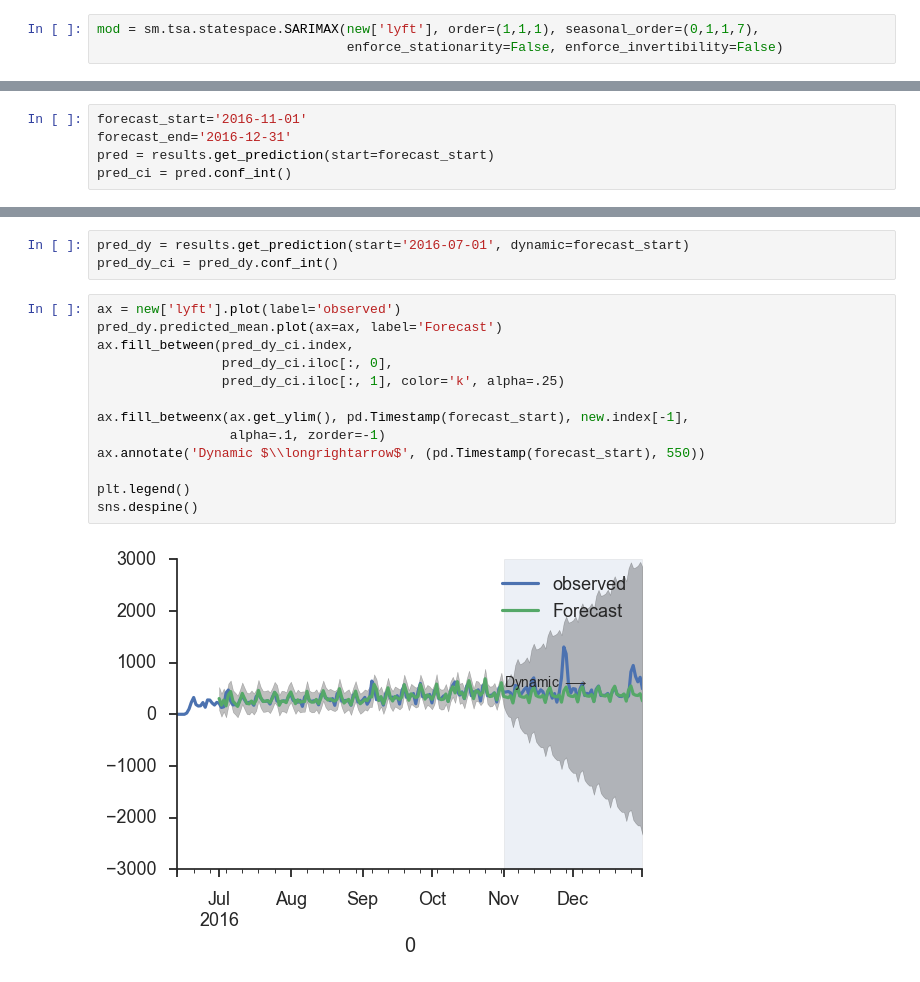
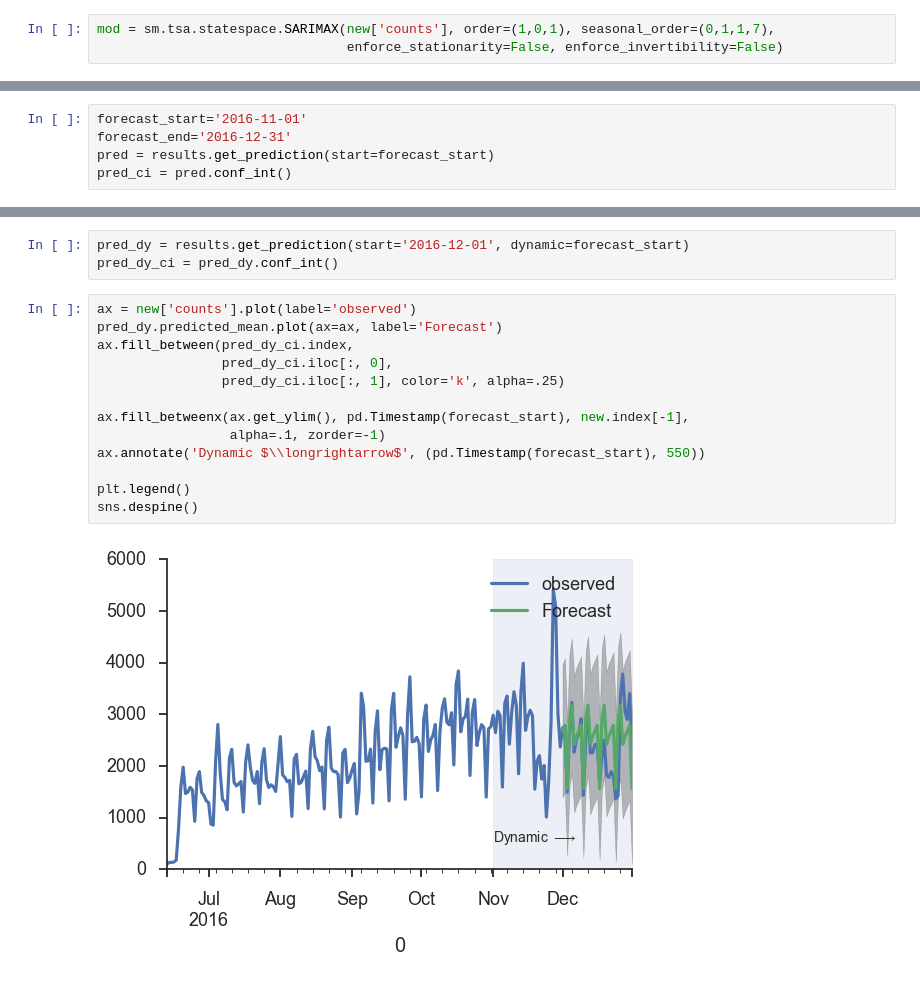
Before and after one commit to jessepisel/random_projects, a Jupyter notebook: PHX timeseries.ipynb, the cells around one changed output, grey strips where cells are left out. Saved outputs shown, nothing was run; the diff lists cells and outputs as text.

```diff
--- a/PHX timeseries.ipynb
+++ b/PHX timeseries.ipynb
@@ -103,5 +103,5 @@ ARIMA(1, 1, 1)x(1, 1, 1, 7)12 - AIC:2211.774174308343
 # %%
-mod = sm.tsa.statespace.SARIMAX(new['lyft'], order=(1,1,1), seasonal_order=(0,1,1,7),
+mod = sm.tsa.statespace.SARIMAX(new['counts'], order=(1,0,1), seasonal_order=(0,1,1,7),
                                 enforce_stationarity=False, enforce_invertibility=False)
 # %%
 results = mod.fit()
@@ -200,18 +220,18 @@ metrics.mean_absolute_error(y_truth.iloc[dazed], y_forecasted.iloc[dazed])
 # %%
-pred_dy = results.get_prediction(start='2016-07-01', dynamic=forecast_start)
+pred_dy = results.get_prediction(start='2016-12-01', dynamic=forecast_start)
 pred_dy_ci = pred_dy.conf_int()
 # %%
-ax = new['lyft'].plot(label='observed')
+ax = new['counts'].plot(label='observed')
 pred_dy.predicted_mean.plot(ax=ax, label='Forecast')
 ax.fill_between(pred_dy_ci.index,
                 pred_dy_ci.iloc[:, 0],
                 pred_dy_ci.iloc[:, 1], color='k', alpha=.25)
 
 ax.fill_betweenx(ax.get_ylim(), pd.Timestamp(forecast_start), new.index[-1],
                  alpha=.1, zorder=-1)
 ax.annotate('Dynamic $\\longrightarrow$', (pd.Timestamp(forecast_start), 550))
 
 plt.legend()
 sns.despine()
 # %% [output]
-[figure, old version]
+[figure, new version]
```
Also changed, not shown: parts of 10 cells of this notebook.
